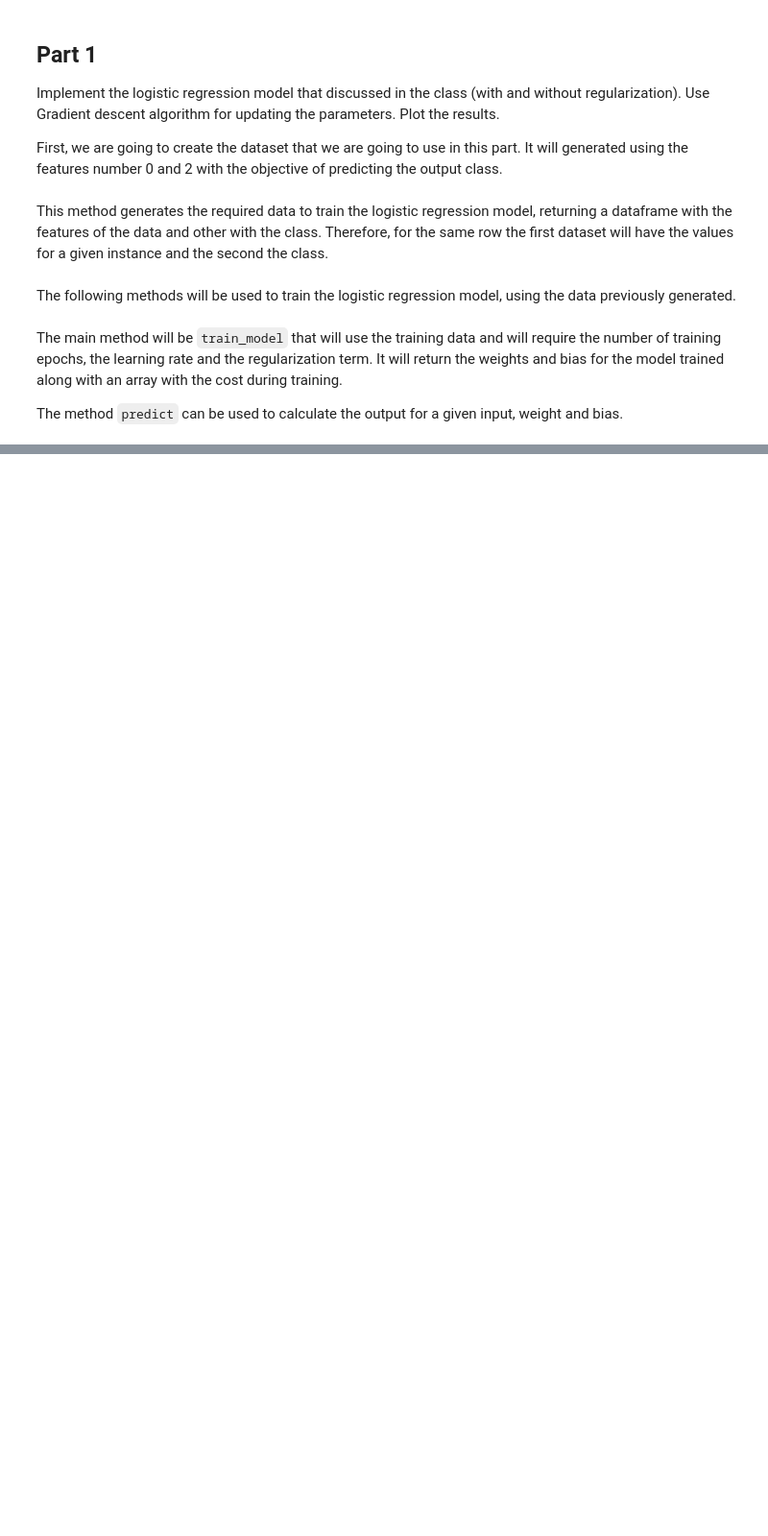
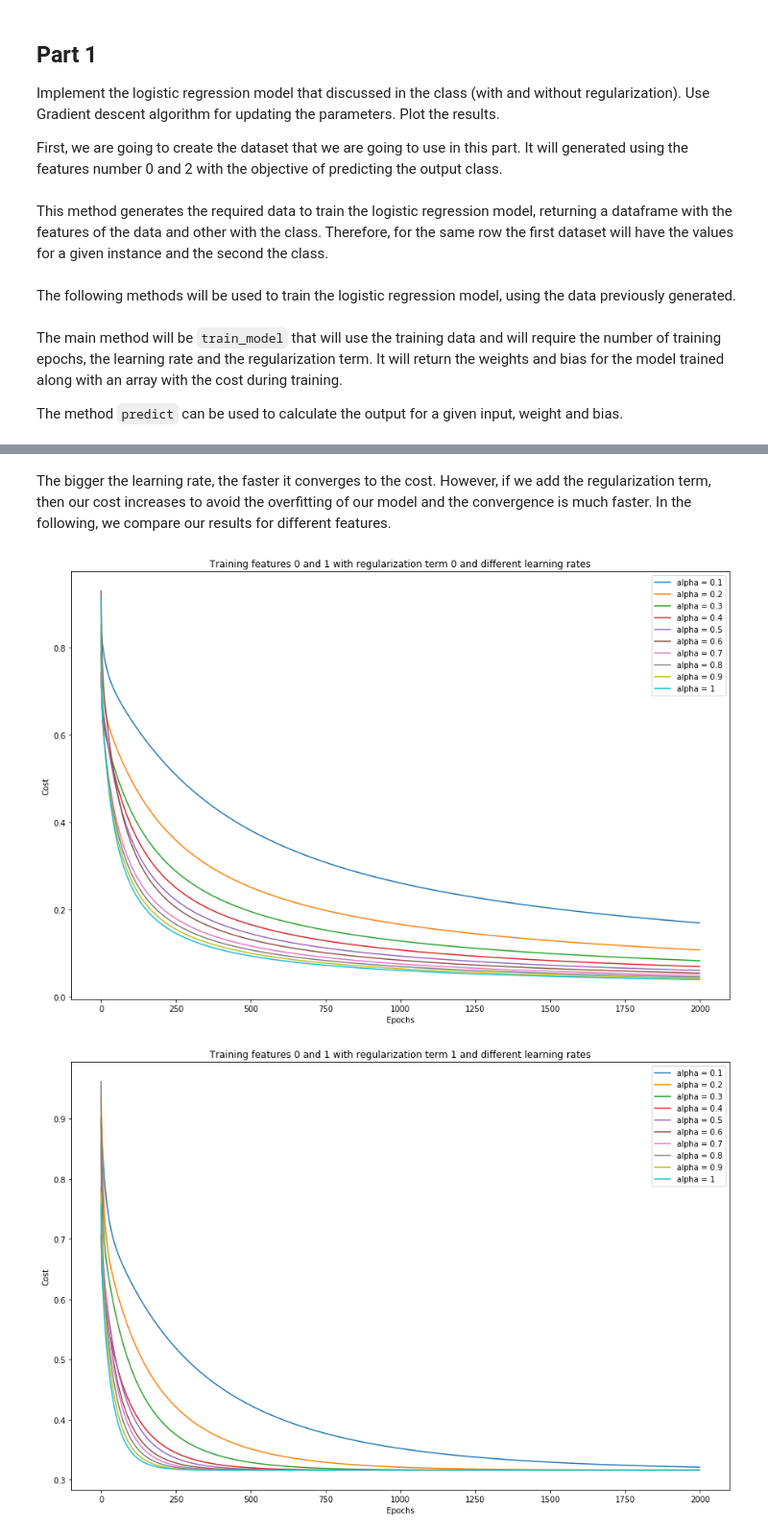
Before and after one commit to adrigrillo/dl, a Jupyter notebook: assigment_1/assignment_1.ipynb, the cells around one changed output, grey strips where cells are left out. Shown at 96% size. Drawn from its saved outputs; the diff is of its cells as text; code cells hidden in the pictures; blank space fills up the shorter version.

```diff
--- a/assigment_1/assignment_1.ipynb
+++ b/assigment_1/assignment_1.ipynb
@@ -247,0 +236,25 @@ Finished training, trained during 100000
+# %% [markdown]
+The bigger the learning rate, the faster it converges to the cost. However, if we add the regularization term, then our cost increases to avoid the overfitting of our model and the convergence is much faster. In the following, we compare our results for different features.
+# %%
+from pylab import rcParams
+rcParams['figure.figsize'] = 15, 10 #To give a bigger plot
+
+alphas=[0.1, 0.2, 0.3, 0.4,0.5, 0.6, 0.7, 0.8, 0.9, 1] #Learning rate
+lambdas=[0, 1, 10, 100] #Regularization term
+
+for f1 in range(0,3): #1st feature
+    f2=f1+1 #2nd feature
+    train_data = generate_data_with_features(df, [f1, f2], normalise=True)
+    for l in lambdas:
+        for i in range(0,10):
+
+            weights, bias, costs = train_model(train_data, epochs=int(2000), learning_rate=alphas[i], regularization_term=l)
+            p=plt.plot(costs, label='alpha = '+str(alphas[i]))
+            plt.xlabel('Epochs')
+            plt.ylabel('Cost')
+        plt.title('Training features '+str(f1)+' and '+str(f2)+' with regularization term '+str(l)+' and different learning rates')
+        plt.legend()
+        plt.show()
+# %% [output]
+[figure, added]
+[figure, added]
```
Also changed, not shown: parts of 12 cells of this notebook.
